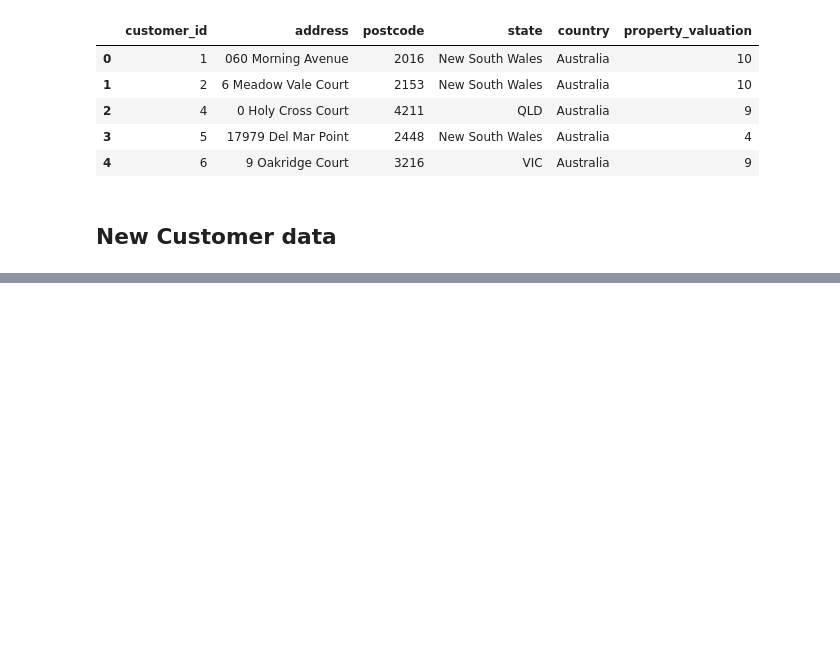
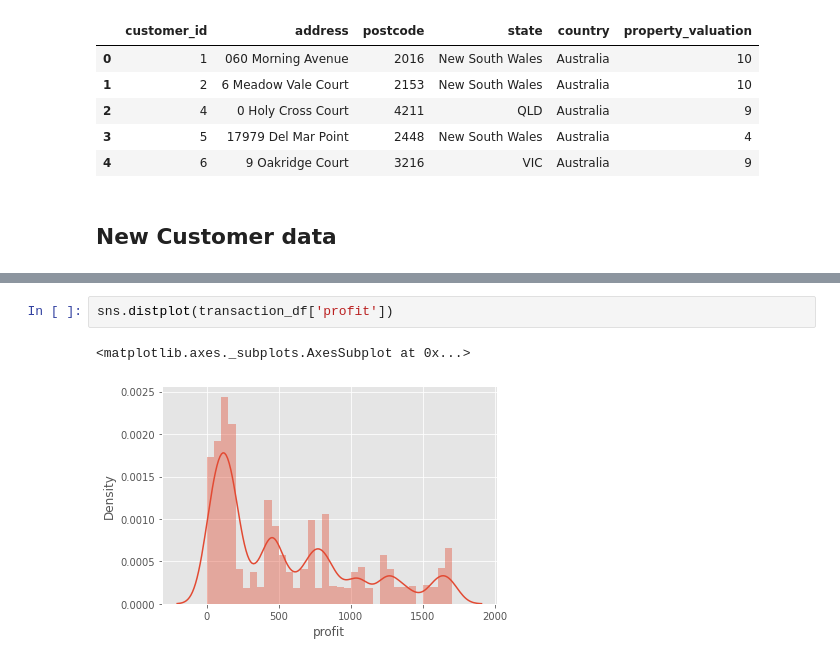
Before and after one commit to Arijit-datascience/Customer-Segmentation, a Jupyter notebook: customer_segmentation.ipynb, the cells around one changed output, grey strips where cells are left out. Drawn from its saved outputs; the diff is of its cells as text; blank space fills up the shorter version.

```diff
--- a/customer_segmentation.ipynb
+++ b/customer_segmentation.ipynb
@@ -105,0 +193,5 @@ new_cust_df.head()
+# %%
+sns.distplot(transaction_df['profit'])
+# %% [output]
+<matplotlib.axes._subplots.AxesSubplot at 0x...>
+[figure, added]
```
Also changed, not shown: parts of 80 cells of this notebook.
